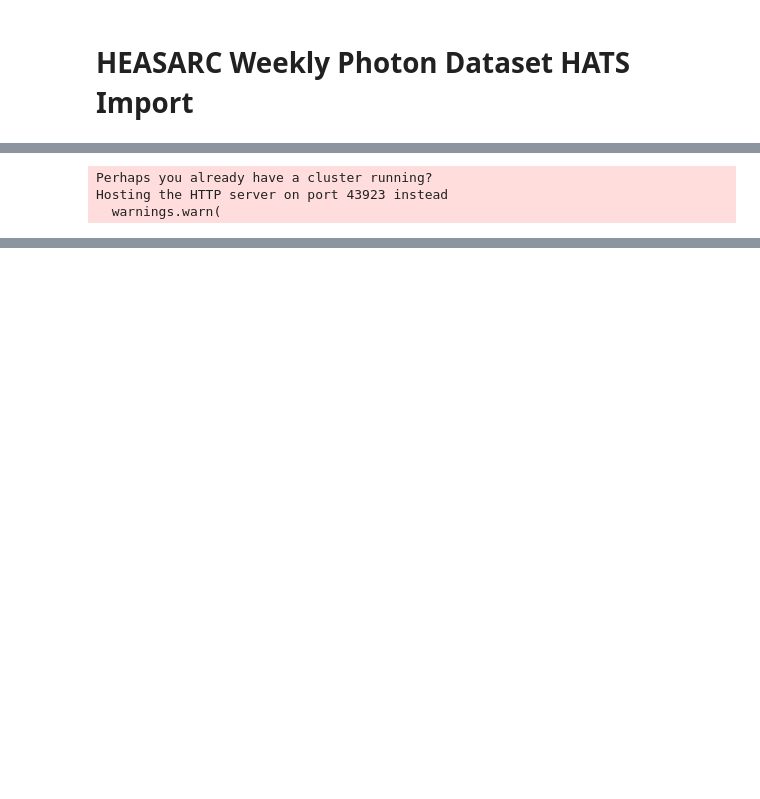
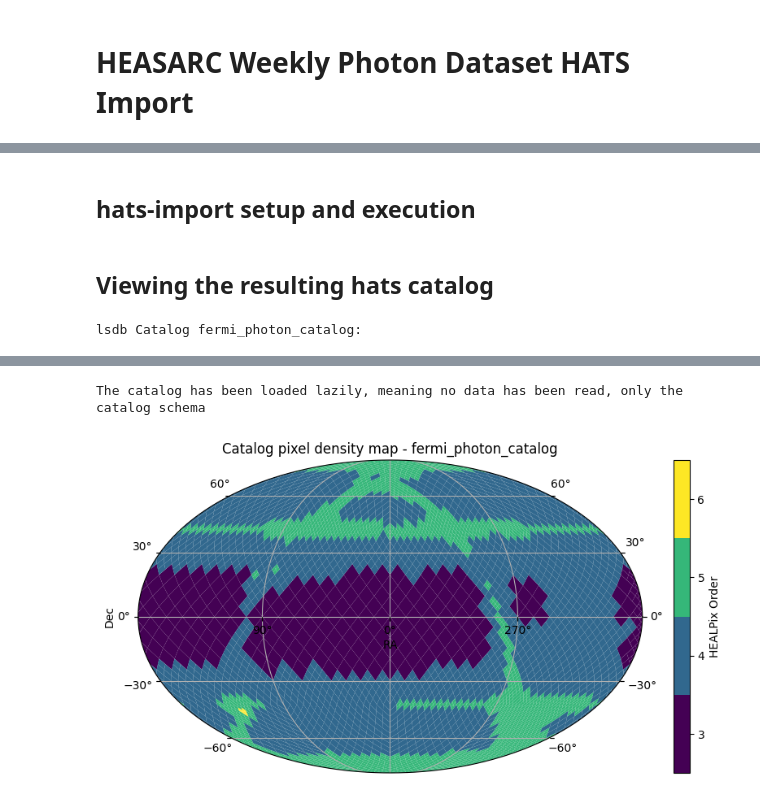
Before and after one commit to lincc-frameworks/notebooks_lf, a Jupyter notebook: heasarc_import/photon_import.ipynb, the cells around one changed output, grey strips where cells are left out. Drawn from its saved outputs; the diff is of its cells as text; code cells hidden in the pictures; blank space fills up the shorter version.

Commit message:
working import pipeline

```diff
--- a/heasarc_import/photon_import.ipynb
+++ b/heasarc_import/photon_import.ipynb
@@ -33,6 +41,8 @@ if heasarc_reader_path not in sys.path:
     sys.path.append(heasarc_reader_path)
 
 from heasarc_reader import HeasarcReader
+# %% [markdown]
+## hats-import setup and execution
 # %%
 # Import arguments, using custom HeasarcReader
 
@@ -47,9 +60,16 @@ args = ImportArguments(
 )
 # %%
 # Run the import pipeline
-with Client(n_workers=2, memory_limit="24GB") as client:
+with Client(n_workers=15, threads_per_worker=1, memory_limit="20GB") as client:
+    # with a single thread, the memory_limit here may be overly conservative, feel free to experiment with reducing it
     pipeline_with_client(args, client)
-# %% [output]
-Perhaps you already have a cluster running?
-Hosting the HTTP server on port 43923 instead
-  warnings.warn(
+# %% [markdown]
+## Viewing the resulting hats catalog
+# %%
+import lsdb
+
+fermi_hats = lsdb.read_hats(f"{output_path}/heasarc_photon/fermi_photon_catalog")
+fermi_hats.plot_pixels()
+fermi_hats
+# %% [output]
+lsdb Catalog fermi_photon_catalog:
@@ -55,0 +83,2 @@ Hosting the HTTP server on port 43923 instead
+The catalog has been loaded lazily, meaning no data has been read, only the catalog schema
+[figure, added]
```
Also changed, not shown: parts of 11 cells of this notebook.
